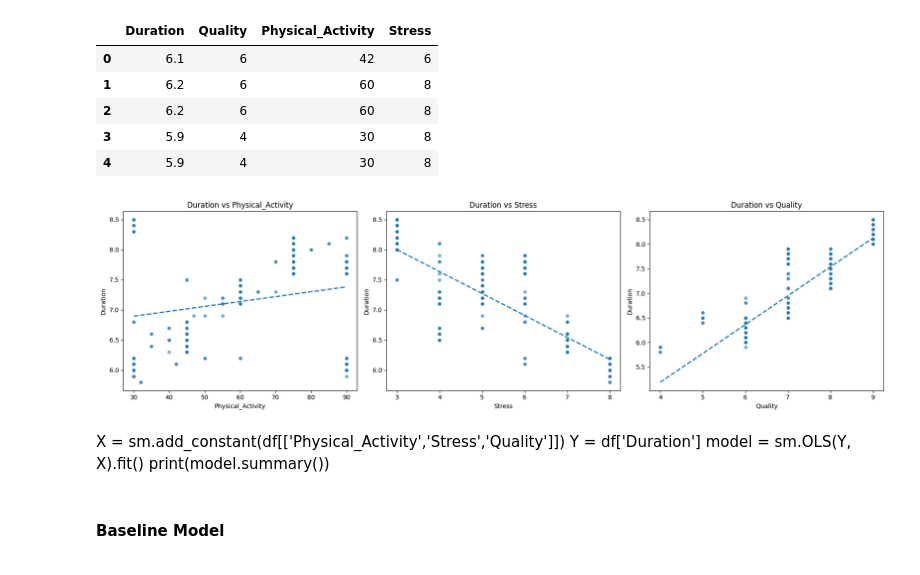
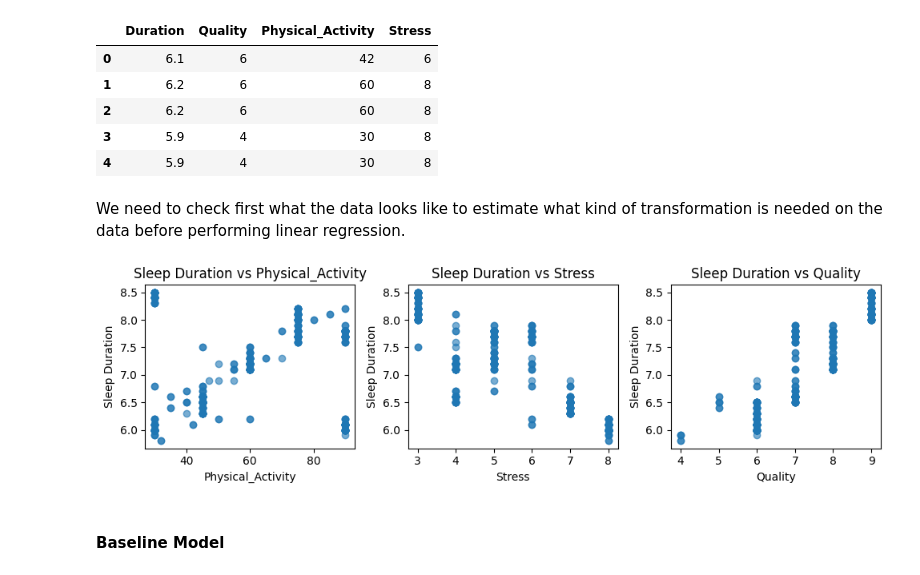
Before and after one commit to RaihanArvi/Math_360_Assignment_3, a Jupyter notebook: assignment3.ipynb, the cells around one changed output. Drawn from its saved outputs; the diff is of its cells as text; code cells hidden in the pictures.

```diff
--- a/assignment3.ipynb
+++ b/assignment3.ipynb
@@ -60,27 +60,30 @@ df.head()
 | 2 | 6.2 | 6 | 60 | 8 |
 | 3 | 5.9 | 4 | 30 | 8 |
 | 4 | 5.9 | 4 | 30 | 8 |
-# %%
-# Duration vs. each predictor
-response = "Duration"
-predictors = ["Physical_Activity", "Stress", "Quality"]
-
-fig, axes = plt.subplots(1, len(predictors), figsize=(18,5))
-for ax, pred in zip(axes, predictors):
-    sns.scatterplot(x=df[pred], y=df[response], ax=ax, alpha=0.6)
-    sns.regplot(x=df[pred], y=df[response], ax=ax,
-                scatter=False, ci=None, line_kws={"lw":2, "ls":"--"})
-    ax.set_xlabel(pred)
-    ax.set_ylabel(response)
-    ax.set_title(f"{response} vs {pred}")
-plt.tight_layout()
-plt.show()
-# %% [output]
-[figure, removed]
-# %% [markdown]
-X = sm.add_constant(df[['Physical_Activity','Stress','Quality']])
-Y = df['Duration']
-model = sm.OLS(Y, X).fit()
-print(model.summary())
+# %% [markdown]
+</br>
+We need to check first what the data looks like to estimate what kind of transformation is needed on the data before performing linear regression.
+</br>
+# %%
+# Duration vs. each predictor
+response = "Duration"
+predictors = ["Physical_Activity", "Stress", "Quality"]
+
+fig, axes = plt.subplots(1, len(predictors), figsize=(10, 3))
+
+for ax, pred in zip(axes, predictors):
+    x = df[pred].values
+    y = df[response].values
+
+    ax.scatter(x, y, alpha=0.6)
+
+    ax.set_xlabel(pred)
+    ax.set_ylabel("Sleep Duration")
+    ax.set_title(f"Sleep Duration vs {pred}")
+
+plt.tight_layout()
+plt.show()
+# %% [output]
+[figure, added]
 # %% [markdown]
 #### Baseline Model
```
Also changed, not shown: parts of 20 cells of this notebook.
